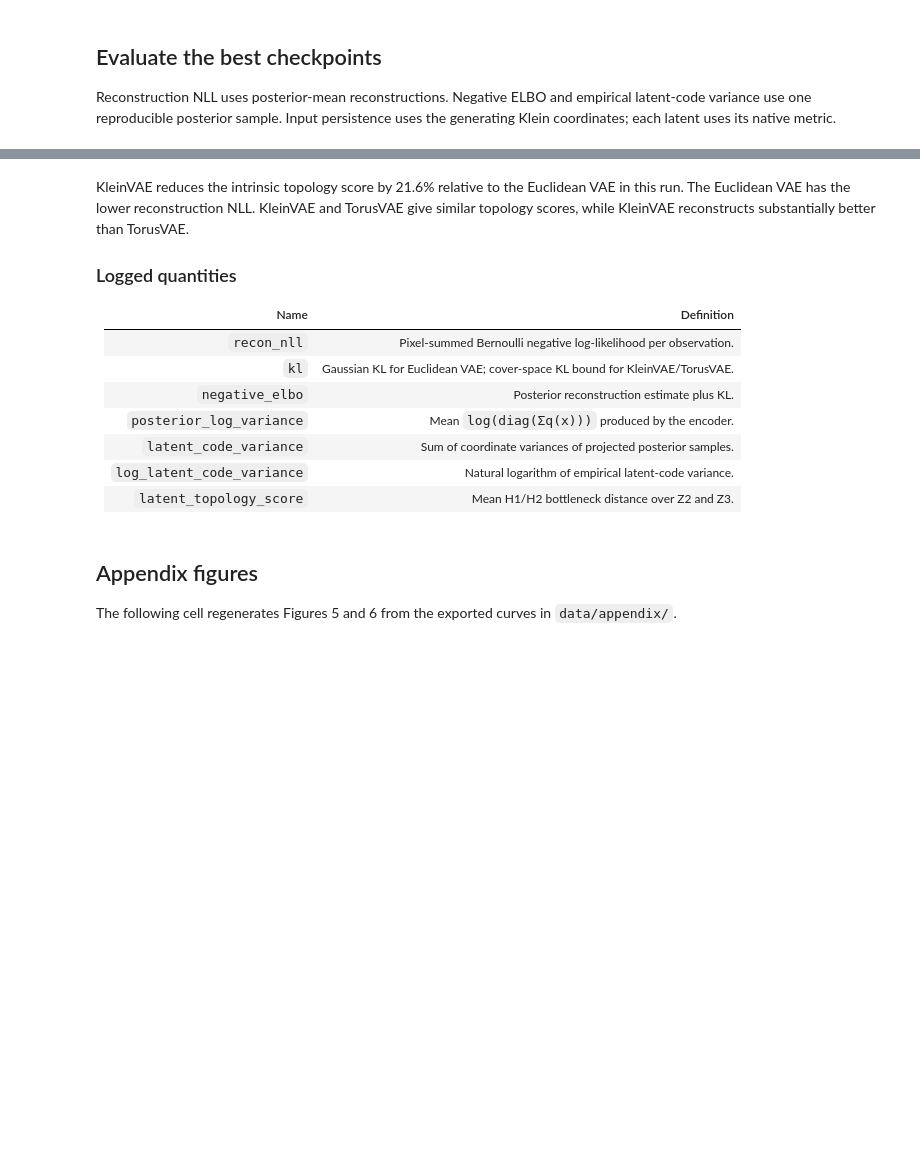
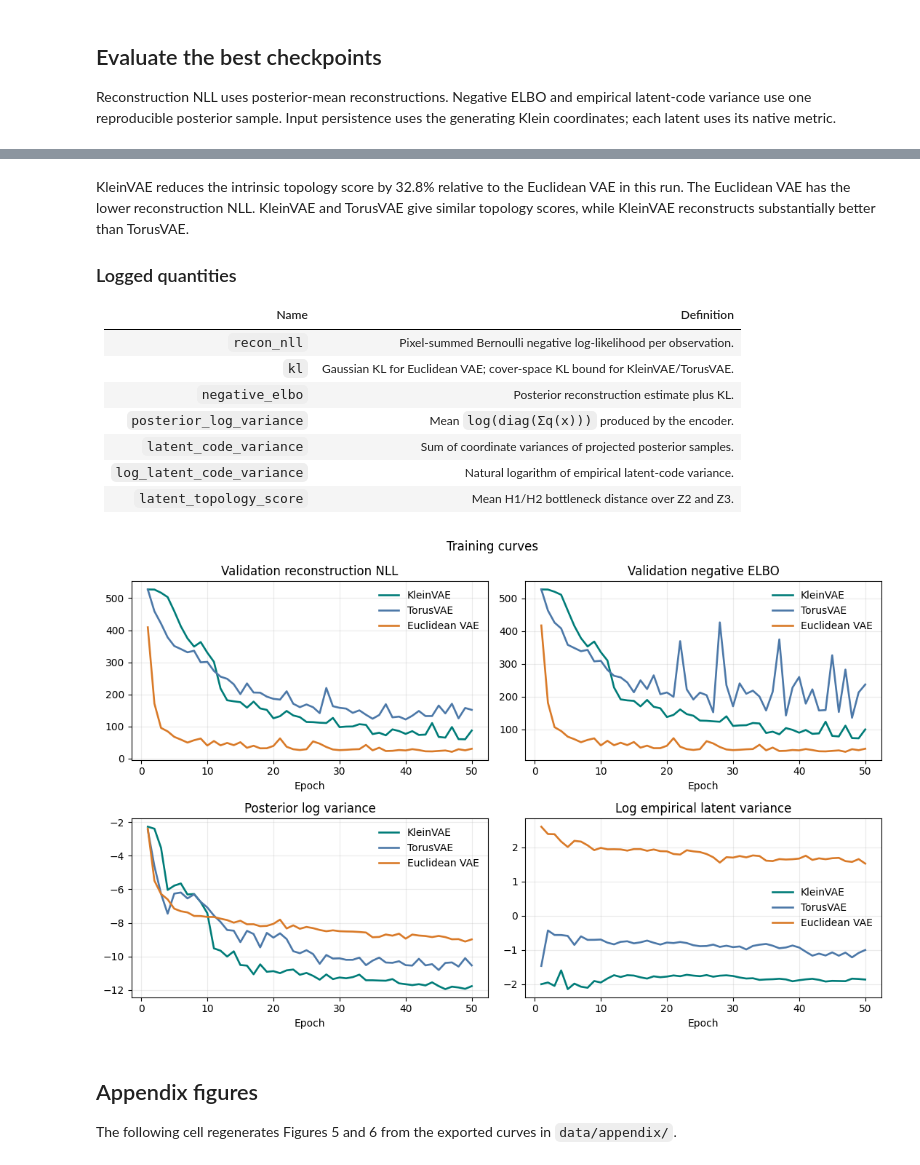
Before and after one commit to bekemax/KleinVAE, a Jupyter notebook: notebooks/KleinVAE.ipynb, the cells around one changed output, grey strips where cells are left out. Saved outputs shown, nothing was run; the diff lists cells and outputs as text; code cells hidden in the pictures; blank space fills up the shorter version.

```diff
--- a/notebooks/KleinVAE.ipynb
+++ b/notebooks/KleinVAE.ipynb
@@ -257,5 +286,5 @@ print(
 # %% [markdown]
-KleinVAE reduces the intrinsic topology score by 21.6% relative to the
+KleinVAE reduces the intrinsic topology score by 32.8% relative to the
 Euclidean VAE in this run. The Euclidean VAE has the lower reconstruction NLL.
 KleinVAE and TorusVAE give similar topology scores, while KleinVAE reconstructs
 substantially better than TorusVAE.
@@ -272,31 +301,44 @@ substantially better than TorusVAE.
 | `log_latent_code_variance` | Natural logarithm of empirical latent-code variance. |
 | `latent_topology_score` | Mean H1/H2 bottleneck distance over Z2 and Z3. |
 # %%
-if RUN_TRAINING:
-    metric_names = [
-        'val_recon_nll',
-        'val_negative_elbo',
-        'val_posterior_log_variance',
-        'log_latent_code_variance',
-    ]
+history_paths = {
+    model_kind: RUN_ROOT / model_kind / 'csv' / 'version_0' / 'metrics.csv'
+    for model_kind in MODEL_CONFIGS
+}
+if all(path.exists() for path in history_paths.values()):
+    metric_titles = {
+        'val_recon_nll': 'Validation reconstruction NLL',
+        'val_negative_elbo': 'Validation negative ELBO',
+        'val_posterior_log_variance': 'Posterior log variance',
+        'log_latent_code_variance': 'Log empirical latent variance',
+    }
+    model_colors = {'klein': '#007C78', 'torus': '#4C78A8', 'euclidean': '#D97A28'}
     fig, axes = plt.subplots(2, 2, figsize=(11, 7))
     for model_kind in MODEL_CONFIGS:
-        metrics_path = RUN_ROOT / model_kind / 'csv' / 'version_0' / 'metrics.csv'
+        metrics_path = history_paths[model_kind]
         history = pd.read_csv(metrics_path)
-        for axis, metric in zip(axes.flat, metric_names, strict=True):
+        for axis, (metric, title) in zip(axes.flat, metric_titles.items(), strict=True):
             curve = history[['epoch', metric]].dropna().groupby('epoch')[metric].last()
-            axis.plot(curve.index, curve.values, label=model_names[model_kind])
-            axis.set_title(metric)
-            axis.set_xlabel('epoch')
+            axis.plot(
+                curve.index + 1, curve.values, label=model_names[model_kind],
+                color=model_colors[model_kind], linewidth=1.9,
+            )
+            axis.set_title(title)
+            axis.set_xlabel('Epoch')
             axis.grid(alpha=0.25)
     for axis in axes.flat:
-        axis.legend()
+        axis.legend(frameon=False)
+    fig.suptitle('Training curves')
     fig.tight_layout()
-    curves_path = RESULTS / 'training_curves.png'
-    fig.savefig(curves_path, dpi=180, bbox_inches='tight')
+    fig.savefig(TRAINING_CURVES, dpi=180, bbox_inches='tight')
     plt.show()
 else:
-    print('Training curves are generated when KLEINVAE_RUN_TRAINING=1.')
+    print(
+        'Training history not found for this run ID. Set KLEINVAE_RUN_TRAINING=1 '
+        'to train the models or KLEINVAE_RUN_ID to an existing run.'
+    )
+# %% [output]
+[figure, added]
 # %% [markdown]
 ## Appendix figures
 
```
Also changed, not shown: parts of 13 cells of this notebook, 8 other files.
